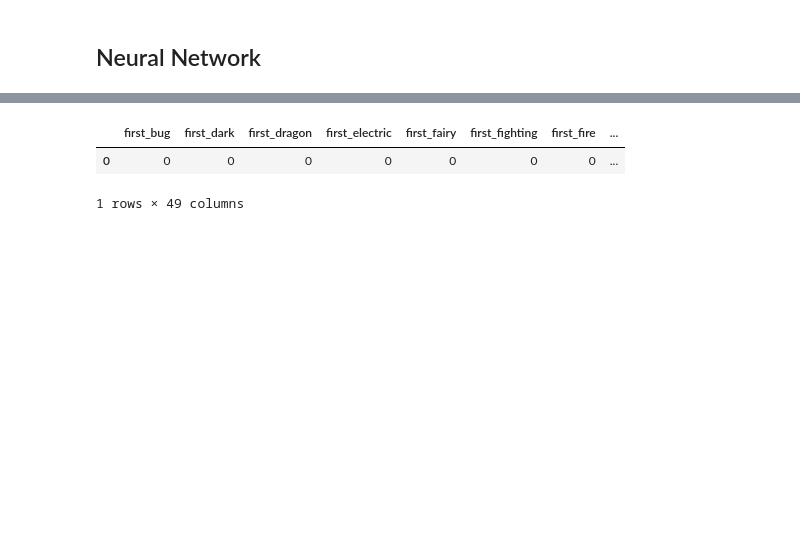
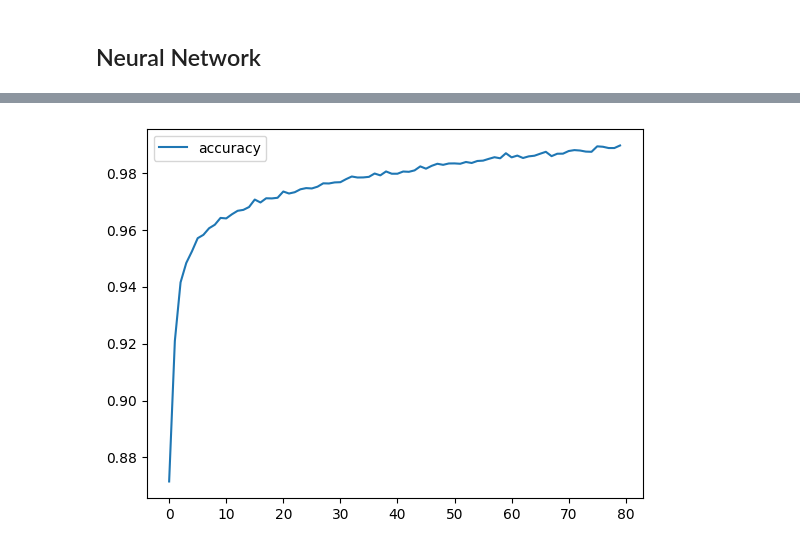
Before and after one commit to mdg1317/BootCamp_Project4, a Jupyter notebook: test.ipynb, the cells around one changed output, grey strips where cells are left out. Saved outputs shown, nothing was run; the diff lists cells and outputs as text; code cells hidden in the pictures; blank space fills up the shorter version.

```diff
--- a/test.ipynb
+++ b/test.ipynb
@@ -154,0 +356,19 @@ Recall: 1.0
+# %%
+from sklearn.model_selection import GridSearchCV
+# Create the parameter grid based on the results of random search
+param_grid = {
+    'bootstrap': [False],
+    'max_depth': [90, 100, 110],
+    'max_features': ['sqrt'],
+    'min_samples_leaf': [1, 2, 3],
+    'min_samples_split': [5, 8, 10],
+    'n_estimators': [1400, 1600, 1800]
+}
+# Create a based model
+rf = RandomForestClassifier()
+# Instantiate the grid search model
+grid_search = GridSearchCV(estimator = rf, param_grid = param_grid,
+                          cv = 3, n_jobs = -1, verbose = 2)
+# %%
+grid_search.fit(X_train_scaled, y_train)
+grid_search.best_params_
@@ -154,0 +399,3 @@ Recall: 1.0
+# %%
+grid_search.fit(important_train_features_q, y_train)
+grid_search.best_params_
@@ -159,10 +430,13 @@ Recall: 1.0
 nn = tf.keras.models.Sequential()
 
 # First hidden layer
-nn.add(tf.keras.layers.Dense(units=80, activation="relu", input_dim=48))
+nn.add(tf.keras.layers.Dense(units=90, activation="relu", input_dim=48))
 
 # Second hidden layer
-nn.add(tf.keras.layers.Dense(units=30, activation="relu"))
+nn.add(tf.keras.layers.Dense(units=40, activation="relu"))
+
+# OPTIMIZATION: Increased units to 40 on Second Layer
+#n.add(tf.keras.layers.Dense(units=120, activation="relu"))
 
 # Output layer
 nn.add(tf.keras.layers.Dense(units=1, activation="sigmoid"))
@@ -217,7 +491,11 @@ Loss: 0.2411980926990509, Accuracy: 0.9503999948501587
+# %%
+import matplotlib.pyplot as plt
+
+history_df = pd.DataFrame(fit_model.history)
+history_df.plot(y="accuracy")
+plt.show()
+# %% [output]
+[figure, added]
 # %%
-test_df = pd.read_csv("Resources/test.csv")
-test_df
+# test_df = pd.read_csv("Resources/test.csv")
+# test_df
-# %% [output]
-|  | first_bug | first_dark | first_dragon | first_electric | first_fairy | first_fighting | first_fire | ... |
-| 0 | 0 | 0 | 0 | 0 | 0 | 0 | 0 | ... |
-1 rows × 49 columns
```
Also changed, not shown: parts of 25 cells of this notebook, 2 other files.
